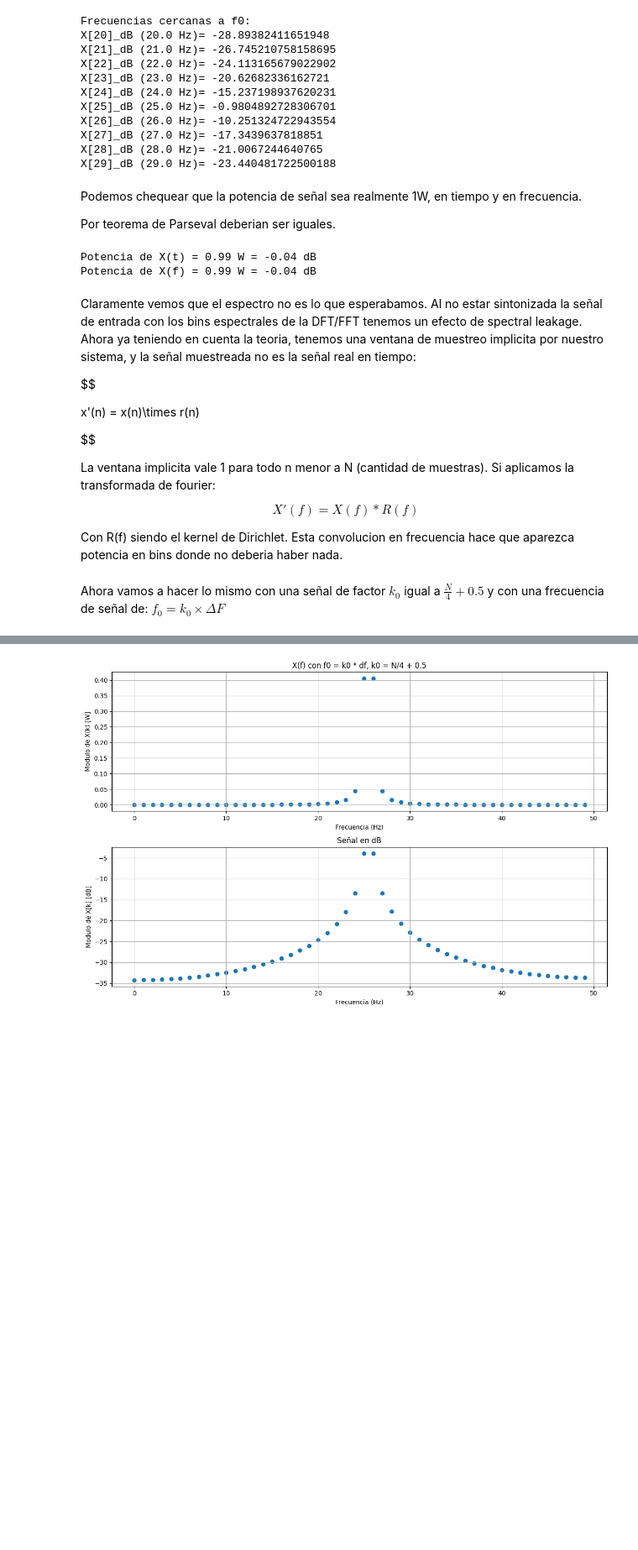
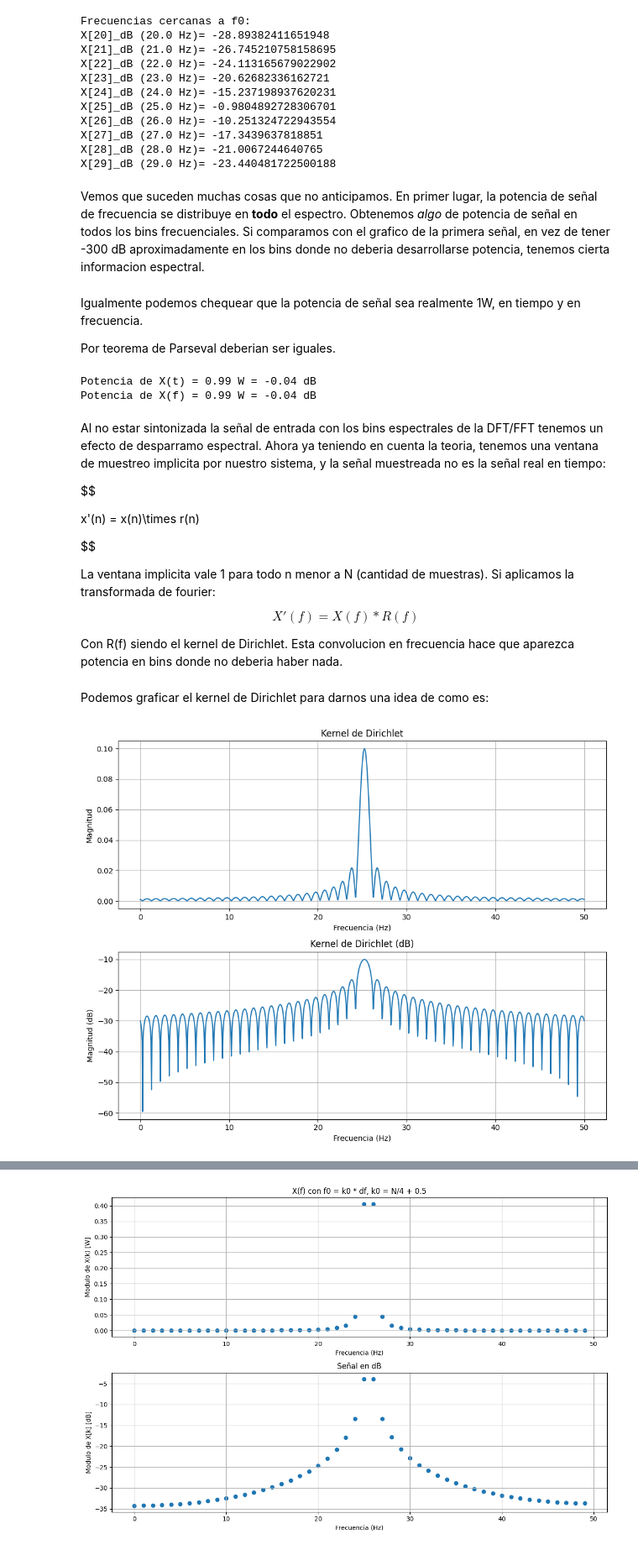
Before and after one commit to tomzuran/PDS2026, a Jupyter notebook: estiimacion_espectral.ipynb, the cells around one changed output, grey strips where cells are left out. Shown at 84% size. Saved outputs shown, nothing was run; the diff lists cells and outputs as text; code cells hidden in the pictures; blank space fills up the shorter version.

```diff
--- a/estiimacion_espectral.ipynb
+++ b/estiimacion_espectral.ipynb
@@ -138,8 +142,10 @@ X[26]_dB (26.0 Hz)= -10.251324722943554
 X[27]_dB (27.0 Hz)= -17.3439637818851
 X[28]_dB (28.0 Hz)= -21.0067244640765
 X[29]_dB (29.0 Hz)= -23.440481722500188
+# %% [markdown]
+Vemos que suceden muchas cosas que no anticipamos. En primer lugar, la potencia de señal de frecuencia se distribuye en **todo** el espectro. Obtenemos *algo* de potencia de señal en todos los bins frecuenciales. Si comparamos con el grafico de la primera señal, en vez de tener -300 dB aproximadamente en los bins donde no deberia desarrollarse potencia, tenemos cierta informacion espectral.
 # %% [markdown]
-Podemos chequear que la potencia de señal sea realmente 1W, en tiempo y en frecuencia.
+Igualmente podemos chequear que la potencia de señal sea realmente 1W, en tiempo y en frecuencia.
 
 Por teorema de Parseval deberian ser iguales.
 # %%
@@ -150,7 +156,7 @@ print(f"Potencia de X(f) = {np.sum(psd):.2f} W = {10*np.log10(np.sum(psd)):.2f}
 Potencia de X(t) = 0.99 W = -0.04 dB
 Potencia de X(f) = 0.99 W = -0.04 dB
 # %% [markdown]
-Claramente vemos que el espectro no es lo que esperabamos. Al no estar sintonizada la señal de entrada con los bins espectrales de la DFT/FFT tenemos un efecto de spectral leakage. Ahora ya teniendo en cuenta la teoria, tenemos una ventana de muestreo implicita por nuestro sistema, y la señal muestreada no es la señal real en tiempo:
+Al no estar sintonizada la señal de entrada con los bins espectrales de la DFT/FFT tenemos un efecto de desparramo espectral. Ahora ya teniendo en cuenta la teoria, tenemos una ventana de muestreo implicita por nuestro sistema, y la señal muestreada no es la señal real en tiempo:
 
 $$
 
@@ -166,4 +172,41 @@ $$
 
 Con R(f) siendo el kernel de Dirichlet. Esta convolucion en frecuencia hace que aparezca potencia en bins donde no deberia haber nada.
 # %% [markdown]
-Ahora vamos a hacer lo mismo con una señal de factor $k_0$ igual a $\frac{N}{4} + 0.5$ y con una frecuencia de señal de: $f_0 = k_0 \times \Delta F$
+Podemos graficar el kernel de Dirichlet para darnos una idea de como es:
+# %%
+fs = 100
+N = 100
+
+k0 = N / 4 + 0.25
+f0 = k0 * (fs / N)
+
+# eje de frecuencias continuo
+f = np.linspace(0, fs/2, 1000)
+
+# ===== Kernel de Dirichlet =====
+eps = 1e-12
+num = np.sin(np.pi * N * (f - f0) / fs)
+den = np.sin(np.pi * (f - f0) / fs) + eps
+
+dirichlet = np.abs(num / den) / len(dirichlet)
+# ===== Subplots =====
+fig, axs = plt.subplots(2, 1, figsize=(10,8))
+
+# Escala lineal
+axs[0].plot(f, dirichlet)
+axs[0].set_xlabel("Frecuencia (Hz)")
+axs[0].set_ylabel("Magnitud")
+axs[0].set_title("Kernel de Dirichlet")
+axs[0].grid(True)
+
+# Escala dB
+axs[1].plot(f, 10*np.log10(dirichlet + 1e-12))
+axs[1].set_xlabel("Frecuencia (Hz)")
+axs[1].set_ylabel("Magnitud (dB)")
+axs[1].set_title("Kernel de Dirichlet (dB)")
+axs[1].grid(True)
+
+plt.tight_layout()
+plt.show()
+# %% [output]
+[figure, added]
```
Also changed, not shown: parts of 5 cells of this notebook.
